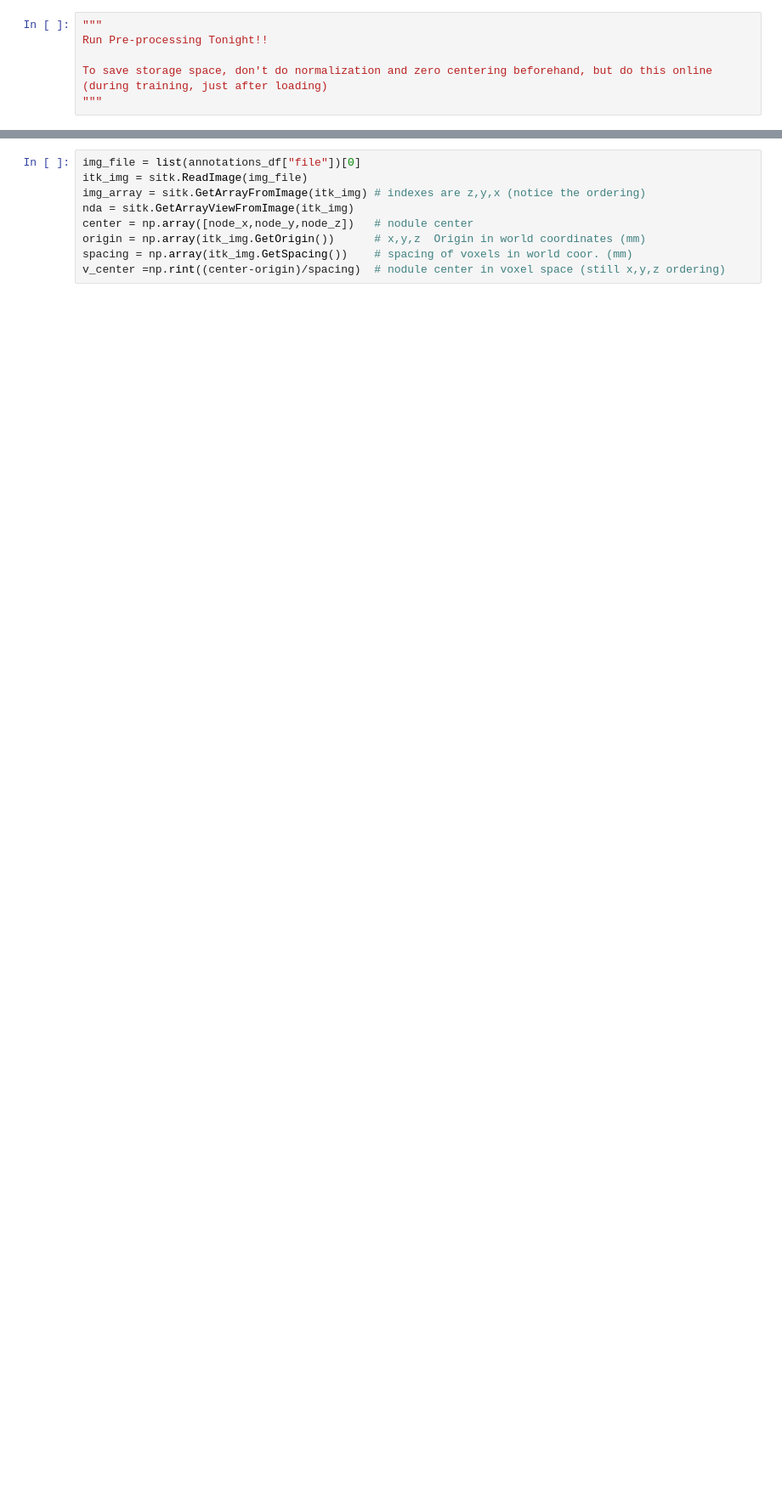
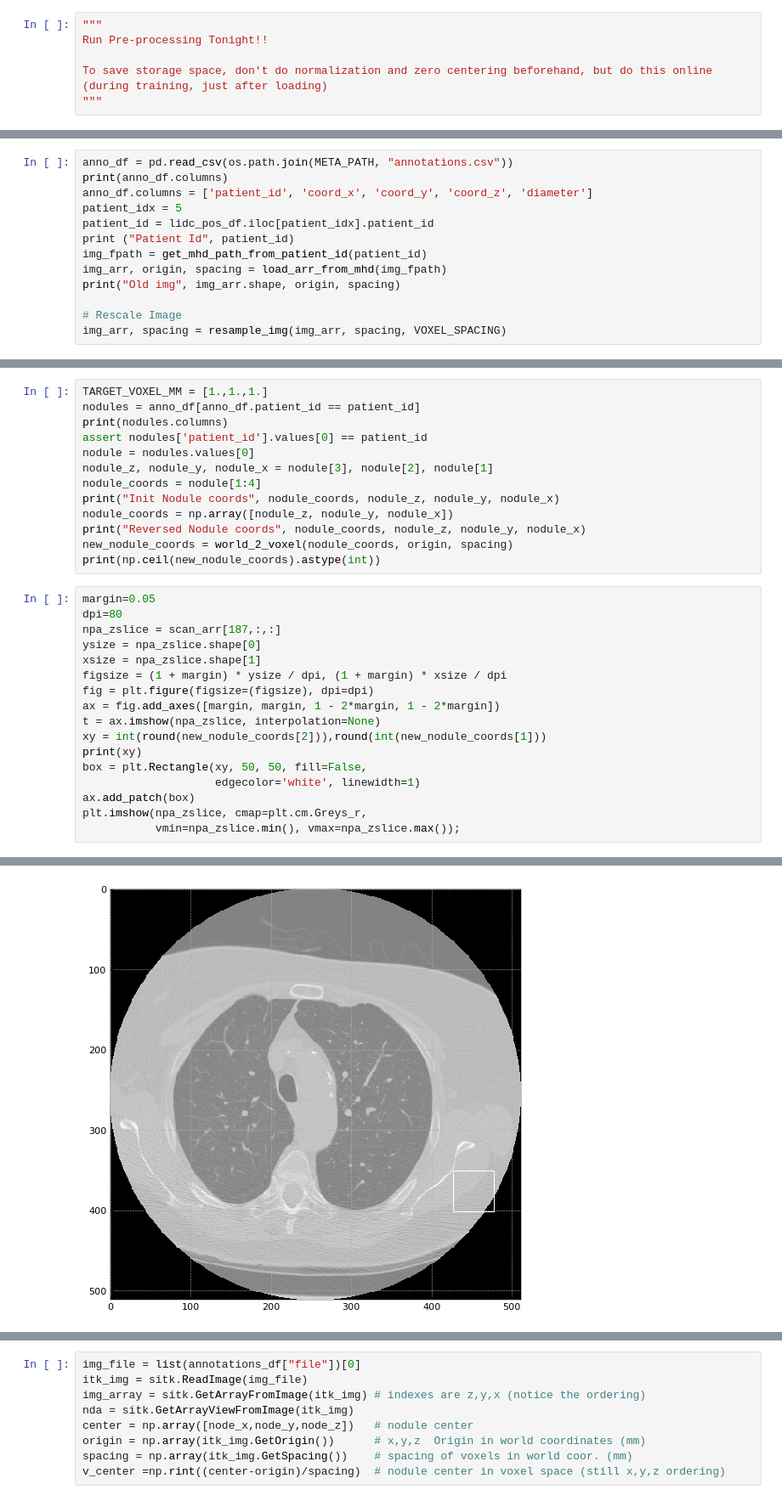
Before and after one commit to bfortuner/lungcancer, a Jupyter notebook: explore-dsb2017.ipynb, the cells around one changed output, grey strips where cells are left out. Shown at 85% size. Drawn from its saved outputs; the diff is of its cells as text; blank space fills up the shorter version.

Commit message:
Added LUNA notebook viewing and plotting nodules

```diff
--- a/explore-dsb2017.ipynb
+++ b/explore-dsb2017.ipynb
@@ -333,0 +668,13 @@ def myshow3d(img, xslices=[], yslices=[], zslices=[], title=None, margin=0.05, d
+# %%
+anno_df = pd.read_csv(os.path.join(META_PATH, "annotations.csv"))
+print(anno_df.columns)
+anno_df.columns = ['patient_id', 'coord_x', 'coord_y', 'coord_z', 'diameter']
+patient_idx = 5
+patient_id = lidc_pos_df.iloc[patient_idx].patient_id
+print ("Patient Id", patient_id)
+img_fpath = get_mhd_path_from_patient_id(patient_id)
+img_arr, origin, spacing = load_arr_from_mhd(img_fpath)
+print("Old img", img_arr.shape, origin, spacing)
+
+# Rescale Image
+img_arr, spacing = resample_img(img_arr, spacing, VOXEL_SPACING)
@@ -333,0 +734,31 @@ def myshow3d(img, xslices=[], yslices=[], zslices=[], title=None, margin=0.05, d
+# %%
+TARGET_VOXEL_MM = [1.,1.,1.]
+nodules = anno_df[anno_df.patient_id == patient_id]
+print(nodules.columns)
+assert nodules['patient_id'].values[0] == patient_id
+nodule = nodules.values[0]
+nodule_z, nodule_y, nodule_x = nodule[3], nodule[2], nodule[1]
+nodule_coords = nodule[1:4]
+print("Init Nodule coords", nodule_coords, nodule_z, nodule_y, nodule_x)
+nodule_coords = np.array([nodule_z, nodule_y, nodule_x])
+print("Reversed Nodule coords", nodule_coords, nodule_z, nodule_y, nodule_x)
+new_nodule_coords = world_2_voxel(nodule_coords, origin, spacing)
+print(np.ceil(new_nodule_coords).astype(int))
+# %%
+margin=0.05
+dpi=80
+npa_zslice = scan_arr[187,:,:]
+ysize = npa_zslice.shape[0]
+xsize = npa_zslice.shape[1]
+figsize = (1 + margin) * ysize / dpi, (1 + margin) * xsize / dpi
+fig = plt.figure(figsize=(figsize), dpi=dpi)
+ax = fig.add_axes([margin, margin, 1 - 2*margin, 1 - 2*margin])
+t = ax.imshow(npa_zslice, interpolation=None)
+xy = int(round(new_nodule_coords[2])),round(int(new_nodule_coords[1]))
+print(xy)
+box = plt.Rectangle(xy, 50, 50, fill=False,
+                    edgecolor='white', linewidth=1)
+ax.add_patch(box)
+plt.imshow(npa_zslice, cmap=plt.cm.Greys_r,
+           vmin=npa_zslice.min(), vmax=npa_zslice.max());
+# %% [output]
@@ -333,0 +772 @@ def myshow3d(img, xslices=[], yslices=[], zslices=[], title=None, margin=0.05, d
+[figure, added]
```
Also changed, not shown: parts of 72 cells of this notebook, 20 other files.
